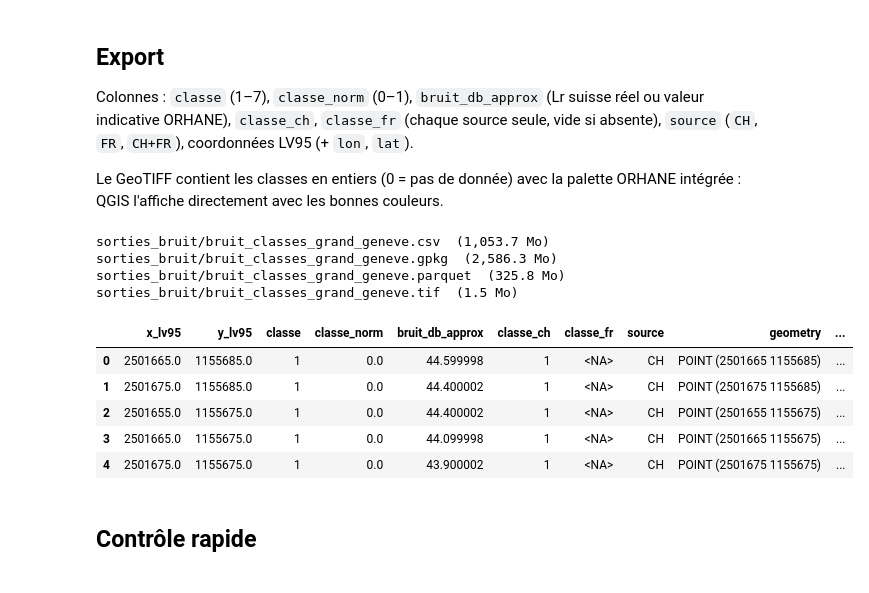
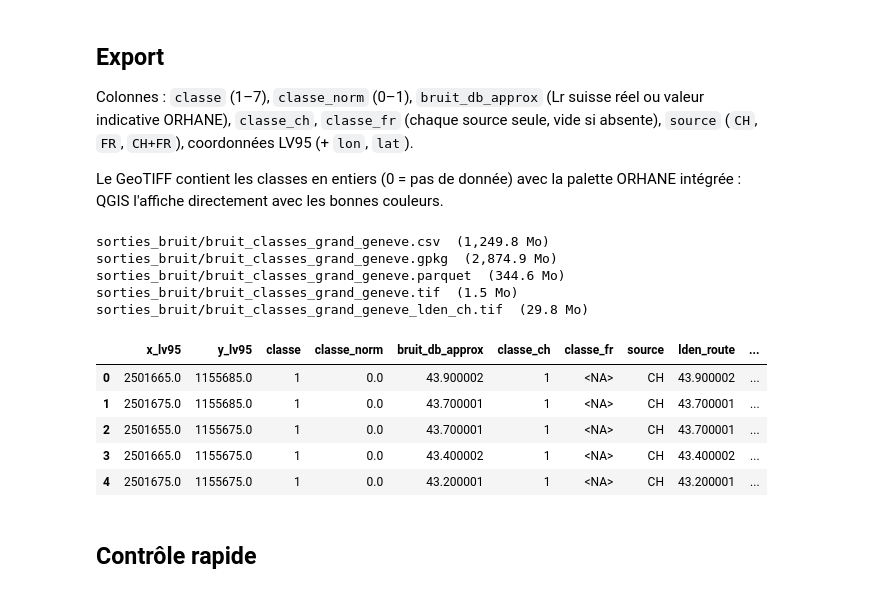
Before and after one commit to action-situee/PROJET_PIETON_GG, a Jupyter notebook: Notebook/Step 0/0_1_bis_bruit_unifie.ipynb, the cells around one changed output. Cells and saved outputs as stored; diff of their text form; code cells hidden in the pictures.

```diff
--- a/Notebook/Step 0/0_1_bis_bruit_unifie.ipynb
+++ b/Notebook/Step 0/0_1_bis_bruit_unifie.ipynb
@@ -111,8 +198,13 @@ def describe(path):
               f"\n  type   : {src.dtypes[0]} ({src.count} bande(s), seule la 1re est lue)")
         return src.crs, src.res
 
-ch_crs, ch_res = describe(CH_TIF)
+ch_paths = ([CH_RASTERS["route"]["jour"]] if not CH_MULTIBRUIT
+            else [p for periodes in CH_RASTERS.values() for p in periodes.values()])
+ch_meta = {str(p): describe(p) for p in ch_paths}
+ch_crs, ch_res = ch_meta[str(CH_RASTERS["route"]["jour"])]
 fr_crs, fr_res = describe(FR_TIF)
+if CH_MULTIBRUIT:
+    print(f"\n{CH_AIR_GPKG} : couches {pyogrio.list_layers(CH_AIR_GPKG)[:, 0].tolist()}")
 
 
 def load_perimeter(variant):
@@ -166,5 +262,5 @@ la classe majoritaire soit calculée sur les vraies classes 1 à 7.
 # %%
-def read_window_and_reproject(path, prepare, resampling):
+def read_window_and_reproject(path, prepare, resampling, finish=None):
     with rasterio.open(path) as src:
         margin = 5 * res
         b = transform_bounds(TARGET_CRS, src.crs, xmin - margin, ymin - margin, xmax + margin, ymax + margin)
@@ -176,17 +272,25 @@ def read_window_and_reproject(path, prepare, resampling):
                   src_transform=src.window_transform(win), src_crs=src.crs, src_nodata=np.nan,
                   dst_transform=dst_transform, dst_crs=TARGET_CRS, dst_nodata=np.nan,
                   resampling=resampling)
-    return out
+        del a
+    return finish(out) if finish else out
 
 
 def prepare_ch(a, nodata):
+    """Lr (dB) -> énergie 10^(L/10) ; nodata -> NaN."""
     bad = ~np.isfinite(a)
     if nodata is not None and not np.isnan(nodata):
         bad |= a == nodata
     for v in CH_EXTRA_NODATA:
         bad |= a == v
     a[bad] = np.nan
+    np.power(np.float32(10), a / np.float32(10), out=a)
     return a
+
+
+def energy_to_db(e):
+    with np.errstate(divide="ignore", invalid="ignore"):
+        return (10 * np.log10(e)).astype("float32")
 
 
 def prepare_fr(a, nodata):
@@ -194,7 +298,10 @@ def prepare_fr(a, nodata):
     return a
 
 
-ch_db = read_window_and_reproject(CH_TIF, prepare_ch, RESAMPLING_CH)
+def read_ch(path):
+    return read_window_and_reproject(path, prepare_ch, RESAMPLING_CH, finish=energy_to_db)
+
+
 fr_cls = read_window_and_reproject(FR_TIF, prepare_fr, RESAMPLING_FR)
 
 # Appliqué APRÈS la reprojection : sinon la classe majoritaire serait calculée
@@ -292,44 +569,61 @@ with rasterio.open(OUT_DIR / f"{OUT_STEM}.tif", "w", driver="GTiff", width=width
                    nodata=0, compress="deflate") as dst:
     dst.write(np.nan_to_num(classe, nan=0).astype("uint8"), 1)
     dst.write_colormap(1, {0: (0, 0, 0, 0), **{k: hex2rgba(v) for k, v in PALETTE.items()}})
+
+# Colonnes de contrôle côté CH (multibruit) : une bande par niveau dans un GeoTIFF à part
+CONTROL_KEYS = ["route", "fer", "air", "fer_eq", "air_eq", "multi"]
+if CH_MULTIBRUIT:
+    with rasterio.open(OUT_DIR / f"{OUT_STEM}_lden_ch.tif", "w", driver="GTiff", width=width, height=height,
+                       count=len(CONTROL_KEYS), dtype="float32", crs=TARGET_CRS, transform=dst_transform,
+                       nodata=np.nan, compress="deflate", predictor=3, tiled=True) as dst:
+        for i, k in enumerate(CONTROL_KEYS, start=1):
+            band = np.where(inside, lden_ch[k], np.nan).astype("float32")
+            dst.write(band, i)
+            dst.set_band_description(i, f"lden_{k}" if k != "multi" else "lden_multi_ch")
 
 rows, cols = np.nonzero(np.isfinite(classe))
 xs = xmin + (cols + 0.5) * res
 ys = ymax - (rows + 0.5) * res
 
 df = pd.DataFrame({
     "x_lv95": xs,
     "y_lv95": ys,
     "classe": classe[rows, cols].astype("int8"),
     "classe_norm": classe_norm[rows, cols].round(4),
     "bruit_db_approx": bruit_db[rows, cols].round(1),
     "classe_ch": pd.array(ch_cls[rows, cols], dtype="Float32").astype("Int8"),
     "classe_fr": pd.array(fr_cls[rows, cols], dtype="Float32").astype("Int8"),
     "source": source[rows, cols],
 })
+if CH_MULTIBRUIT:
+    for k in CONTROL_KEYS:
+        col = f"lden_{k}" if k != "multi" else "lden_multi_ch"
+        df[col] = np.round(lden_ch[k][rows, cols], 1).astype("float32")
+
 gdf = gpd.GeoDataFrame(df, geometry=gpd.points_from_xy(df.x_lv95, df.y_lv95), crs=TARGET_CRS)
 if ADD_LONLAT:
     wgs = gdf.geometry.to_crs(4326)
     gdf["lon"], gdf["lat"] = wgs.x.round(6).to_numpy(), wgs.y.round(6).to_numpy()
 
 gdf.to_file(OUT_DIR / f"{OUT_STEM}.gpkg", layer="bruit_classes", driver="GPKG", engine="pyogrio")
 gdf.to_parquet(OUT_DIR / f"{OUT_STEM}.parquet")
 gdf.drop(columns="geometry").to_csv(OUT_DIR / f"{OUT_STEM}.csv", index=False)
 
-for f in sorted(OUT_DIR.glob(f"{OUT_STEM}.*")):
+for f in sorted(OUT_DIR.glob(f"{OUT_STEM}*.*")):
     print(f"{f}  ({f.stat().st_size / 1e6:,.1f} Mo)")
 gdf.head()
 # %% [output]
-sorties_bruit/bruit_classes_grand_geneve.csv  (1,053.7 Mo)
-sorties_bruit/bruit_classes_grand_geneve.gpkg  (2,586.3 Mo)
-sorties_bruit/bruit_classes_grand_geneve.parquet  (325.8 Mo)
+sorties_bruit/bruit_classes_grand_geneve.csv  (1,249.8 Mo)
+sorties_bruit/bruit_classes_grand_geneve.gpkg  (2,874.9 Mo)
+sorties_bruit/bruit_classes_grand_geneve.parquet  (344.6 Mo)
 sorties_bruit/bruit_classes_grand_geneve.tif  (1.5 Mo)
+sorties_bruit/bruit_classes_grand_geneve_lden_ch.tif  (29.8 Mo)
-|  | x_lv95 | y_lv95 | classe | classe_norm | bruit_db_approx | classe_ch | classe_fr | source | geometry | ... |
-| 0 | 2501665.0 | 1155685.0 | 1 | 0.0 | 44.599998 | 1 | <NA> | CH | POINT (2501665 1155685) | ... |
-| 1 | 2501675.0 | 1155685.0 | 1 | 0.0 | 44.400002 | 1 | <NA> | CH | POINT (2501675 1155685) | ... |
-| 2 | 2501655.0 | 1155675.0 | 1 | 0.0 | 44.400002 | 1 | <NA> | CH | POINT (2501655 1155675) | ... |
-| 3 | 2501665.0 | 1155675.0 | 1 | 0.0 | 44.099998 | 1 | <NA> | CH | POINT (2501665 1155675) | ... |
-| 4 | 2501675.0 | 1155675.0 | 1 | 0.0 | 43.900002 | 1 | <NA> | CH | POINT (2501675 1155675) | ... |
+|  | x_lv95 | y_lv95 | classe | classe_norm | bruit_db_approx | classe_ch | classe_fr | source | lden_route | ... |
+| 0 | 2501665.0 | 1155685.0 | 1 | 0.0 | 43.900002 | 1 | <NA> | CH | 43.900002 | ... |
+| 1 | 2501675.0 | 1155685.0 | 1 | 0.0 | 43.700001 | 1 | <NA> | CH | 43.700001 | ... |
+| 2 | 2501655.0 | 1155675.0 | 1 | 0.0 | 43.700001 | 1 | <NA> | CH | 43.700001 | ... |
+| 3 | 2501665.0 | 1155675.0 | 1 | 0.0 | 43.400002 | 1 | <NA> | CH | 43.400002 | ... |
+| 4 | 2501675.0 | 1155675.0 | 1 | 0.0 | 43.200001 | 1 | <NA> | CH | 43.200001 | ... |
 # %% [markdown]
 ## Contrôle rapide
 # %%
```
Also changed, not shown: parts of 13 cells of this notebook, 3 other files.
